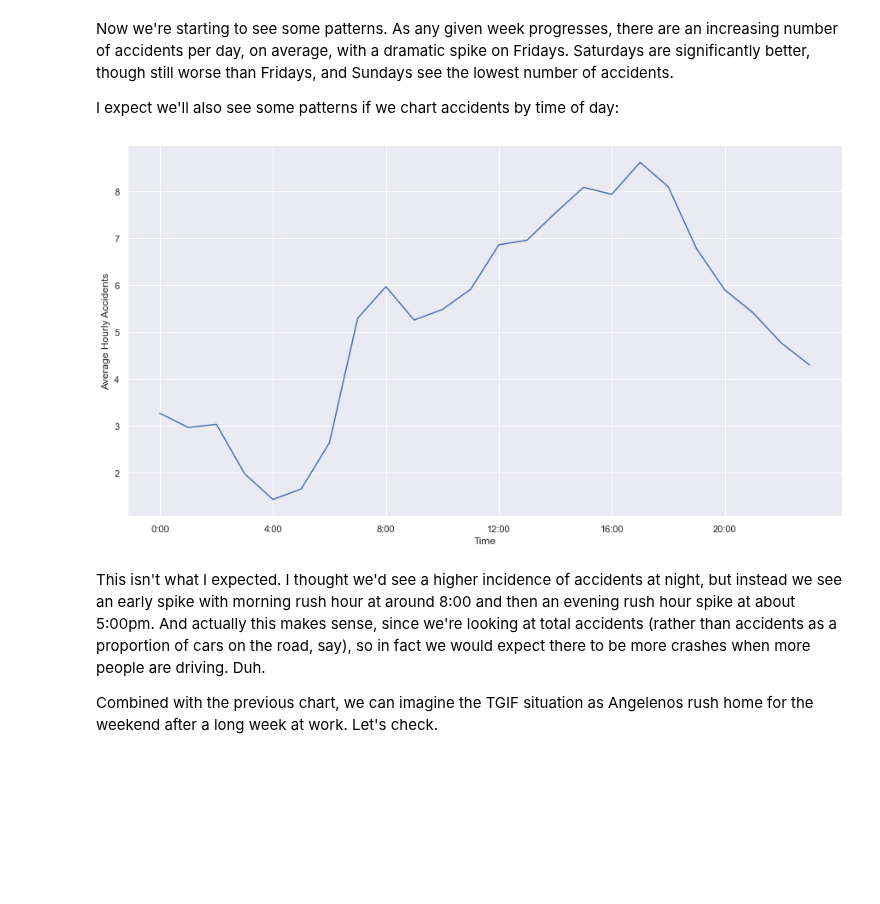
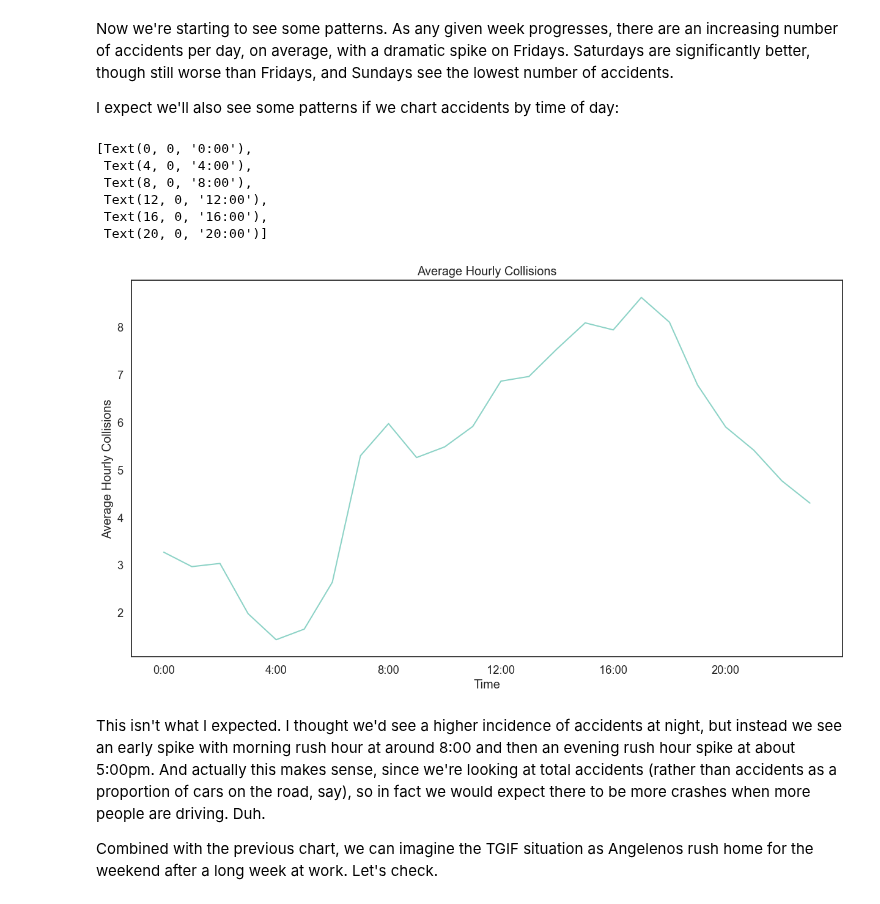
Before and after one commit to zrottman/data-exploration, a Jupyter notebook: LA_traffic_accidents/01_collisions_times.ipynb, the cells around one changed output. Drawn from its saved outputs; the diff is of its cells as text; code cells hidden in the pictures; blank space fills up the shorter version.

```diff
--- a/LA_traffic_accidents/01_collisions_times.ipynb
+++ b/LA_traffic_accidents/01_collisions_times.ipynb
@@ -12,7 +12,6 @@ import pandas as pd
 import numpy as np
 import matplotlib.pyplot as plt
 import seaborn as sns
-sns.set()
 
 # Load dataset. Force dtype 'str' to preserve leading zeroes in 'Time Occurred' col
 traffic = pd.read_csv('../data/LA-traffic-collision-2010-to-present.csv', dtype='str')
@@ -148,6 +173,9 @@ by_month
 151 rows × 1 columns
 # %% [markdown]
 Let's resample daily and take a look at a chart:
+# %%
+# Set theme and palette
+sns.set_theme(style='white', font_scale=1.2, palette='Set3')
 # %%
 by_day = data.resample('D').sum()
 
@@ -190,19 +230,28 @@ I expect we'll also see some patterns if we chart accidents by time of day:
 # %%
 by_hour = data.resample('H').sum()
 
 by_timeofday = by_hour.groupby(by_hour.index.time).mean()
 
 ticks = 4 * np.arange(6)
 
 fig, ax = plt.subplots(figsize=(15, 8))
 sns.lineplot(x=np.arange(24), y=by_timeofday['accident_count'], ax=ax)
 
-ax.set_ylabel('Average Hourly Accidents')
+ax.set_title('Average Hourly Collisions')
+ax.set_ylabel('Average Hourly Collisions')
 ax.set_xlabel('Time')
 ax.set_xticks(ticks)
-ax.set_xticklabels(['{}:00'.format(x) for x in ax.get_xticks()]);
+ax.set_xticklabels(['{}:00'.format(x) for x in ax.get_xticks()])
+
+#plt.savefig(fname='traffic-collisions_average-by-hour.png', dpi=150, bbox_inches='tight');
 # %% [output]
+[Text(0, 0, '0:00'),
+ Text(4, 0, '4:00'),
+ Text(8, 0, '8:00'),
+ Text(12, 0, '12:00'),
+ Text(16, 0, '16:00'),
+ Text(20, 0, '20:00')]
-[figure, old version]
+[figure, new version]
 # %% [markdown]
 This isn't what I expected. I thought we'd see a higher incidence of accidents at night, but instead we see an early spike with morning rush hour at around 8:00 and then an evening rush hour spike at about 5:00pm. And actually this makes sense, since we're looking at total accidents (rather than accidents as a proportion of cars on the road, say), so in fact we would expect there to be more crashes when more people are driving. Duh.
 
```
Also changed, not shown: parts of 9 cells of this notebook.
